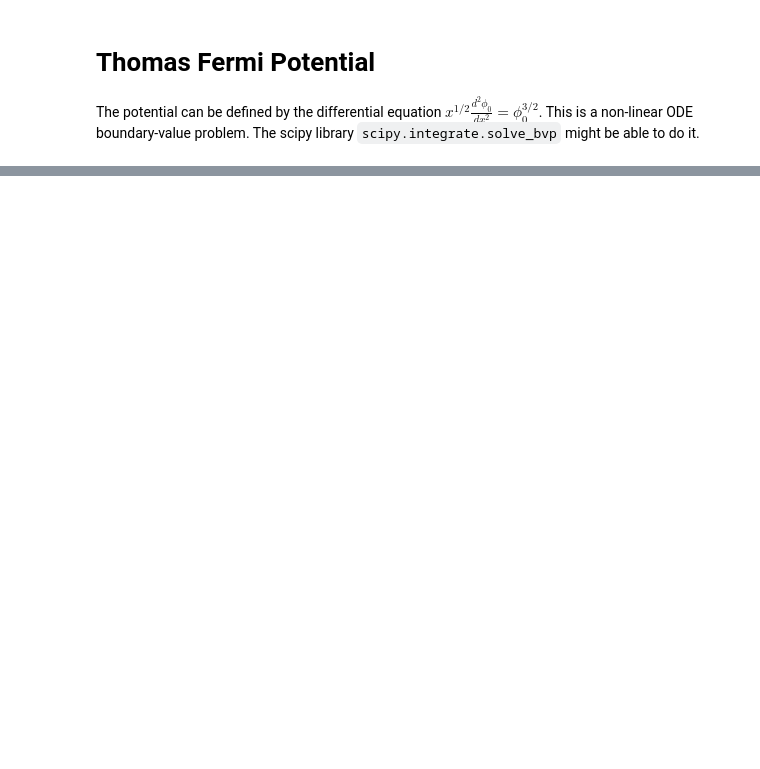
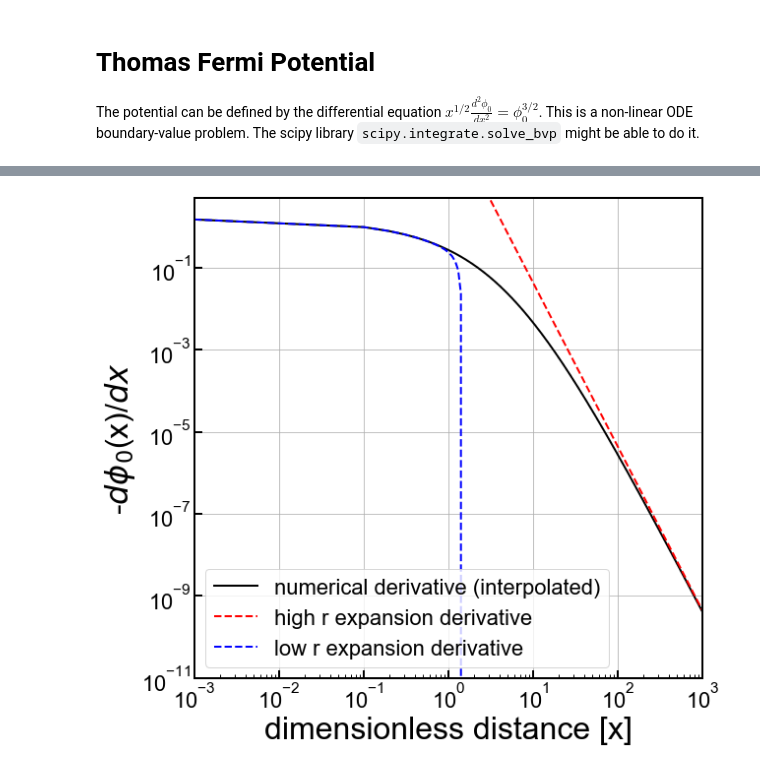
Before and after one commit to villaa/nrFano_Constraint, a Jupyter notebook: TF_numerical_solution.ipynb, the cells around one changed output, grey strips where cells are left out. Cells and saved outputs as stored; diff of their text form; code cells hidden in the pictures; blank space fills up the shorter version.

```diff
--- a/TF_numerical_solution.ipynb
+++ b/TF_numerical_solution.ipynb
@@ -82,0 +141,34 @@ False
+# %%
+#set up a plot
+fig,axes = plt.subplots(1,1,figsize=(9.0,8.0),sharex=True)
+ax1 = axes
+
+dx=0.1
+X  = np.arange(0.001,1000,dx)
+
+
+ax1.plot (X, -a.sol(X)[1], 'k-', label='numerical derivative (interpolated)')
+ax1.plot (X, -fpr_HT(X), 'r--', label='high r expansion derivative')
+ax1.plot (X, -fpr_LT(X), 'b--', label='low r expansion derivative')
+#ax1.plot (X, ylind(X), 'k--', label='Lindhard')
+#ax1.plot (X[X>0],ysingle(X[X>0]),'k-',linewidth=1)
+
+
+ax1.set_yscale('log')
+ax1.set_xscale('log')
+ax1.set_xlim(0.001, 1000)
+ax1.set_ylim(1e-11,5)
+ax1.set_xlabel('dimensionless distance [x]',**axis_font)
+ax1.set_ylabel('-$d\phi_0$(x)/$dx$',**axis_font)
+ax1.grid(True)
+ax1.yaxis.grid(True,which='minor',linestyle='--')
+ax1.legend(loc=3,prop={'size':22})
+
+for axis in ['top','bottom','left','right']:
+  ax1.spines[axis].set_linewidth(2)
+
+plt.tight_layout()
+plt.savefig('figures/TF-potential-diffs-wApprox-MyCalc.png')
+plt.show()
+# %% [output]
+[figure, added]
```
Also changed, not shown: parts of 6 cells of this notebook, 2 other files.
